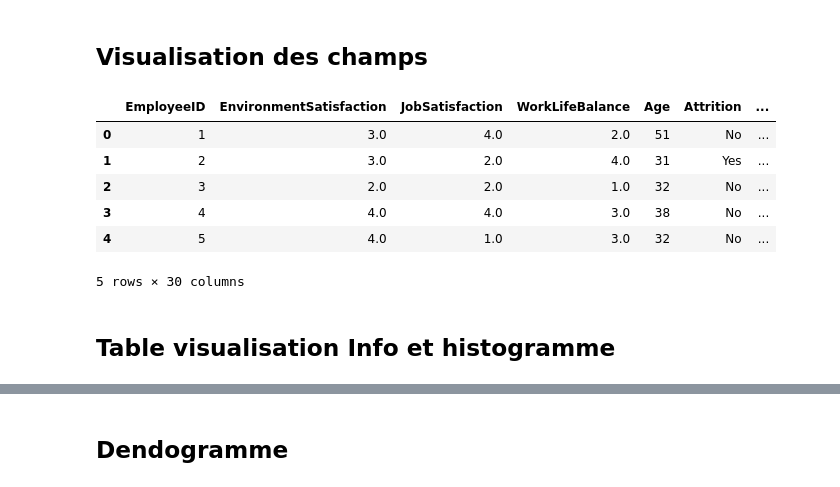
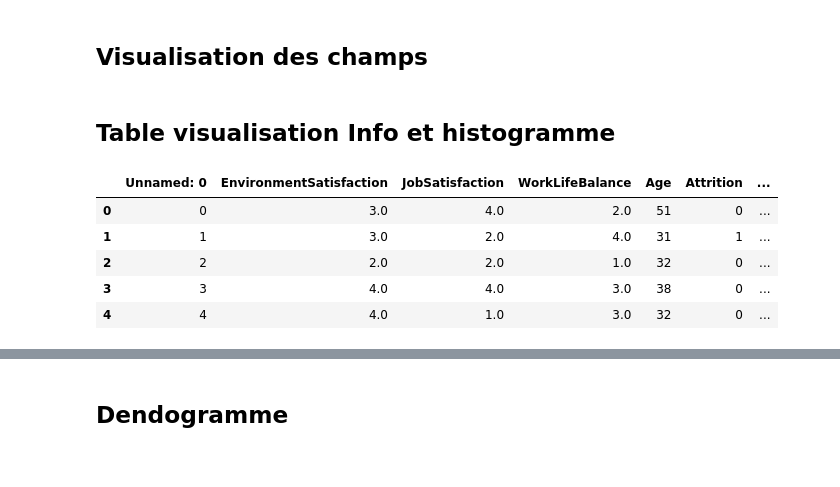
Before and after one commit to Bnder1/Projet-IA, a Jupyter notebook: Projet-IA.ipynb, the cells around one changed output, grey strips where cells are left out. Saved outputs shown, nothing was run; the diff lists cells and outputs as text; code cells hidden in the pictures.

```diff
--- a/Projet-IA.ipynb
+++ b/Projet-IA.ipynb
@@ -167,0 +162,43 @@ memory usage: 1.0+ MB
+# %%
+from sklearn.preprocessing import OrdinalEncoder
+from scipy.cluster.hierarchy import dendrogram, linkage
+from sklearn.cluster import AgglomerativeClustering
+from sklearn.pipeline import Pipeline
+from sklearn.preprocessing import StandardScaler
+from sklearn.compose import ColumnTransformer
+from sklearn.preprocessing import OneHotEncoder
+from sklearn.impute import SimpleImputer
+
+
+DATA_MERGE_PATH = os.path.join("data")
+def DataMerge(data_merge_path=DATA_MERGE_PATH):
+    csv_path = os.path.join(data_merge_path, "DataMerge.csv")
+    return pd.read_csv(csv_path)
+
+X = DataMerge()
+
+
+#remplace gender male=1 / female=0
+X.Gender.replace(to_replace=dict(Male=1, Female=0), inplace=True)
+
+num_pipeline = Pipeline([
+        ('imputer', SimpleImputer(strategy="median")),
+        ('std_scaler', StandardScaler()),
+    ])
+
+X_num = X.select_dtypes(include=[np.number])
+
+num_attribs = list(X_num)
+cat_attribs = ["MaritalStatus", "JobRole", "BusinessTravel", "Department", "EducationField"]
+
+full_pipeline = ColumnTransformer([
+        ("num", num_pipeline, num_attribs),
+        ("cat", OrdinalEncoder(), cat_attribs),
+    ])
+
+X_prepared = full_pipeline.fit_transform(X)
+
+
+#Visualisation
+pd.set_option('display.max_columns', None)
+X_prepared
@@ -168,16 +219,15 @@ memory usage: 1.0+ MB
 # %% [markdown]
 ## Visualisation des champs
-# %%
-workingMerge.head()
-# %% [output]
-|  | EmployeeID | EnvironmentSatisfaction | JobSatisfaction | WorkLifeBalance | Age | Attrition | ... |
-| 0 | 1 | 3.0 | 4.0 | 2.0 | 51 | No | ... |
-| 1 | 2 | 3.0 | 2.0 | 4.0 | 31 | Yes | ... |
-| 2 | 3 | 2.0 | 2.0 | 1.0 | 32 | No | ... |
-| 3 | 4 | 4.0 | 4.0 | 3.0 | 38 | No | ... |
-| 4 | 5 | 4.0 | 1.0 | 3.0 | 32 | No | ... |
-5 rows × 30 columns
 # %% [markdown]
 ## Table visualisation Info et histogramme
+# %%
+X.head()
+# %% [output]
+|  | Unnamed: 0 | EnvironmentSatisfaction | JobSatisfaction | WorkLifeBalance | Age | Attrition | ... |
+| 0 | 0 | 3.0 | 4.0 | 2.0 | 51 | 0 | ... |
+| 1 | 1 | 3.0 | 2.0 | 4.0 | 31 | 1 | ... |
+| 2 | 2 | 2.0 | 2.0 | 1.0 | 32 | 0 | ... |
+| 3 | 3 | 4.0 | 4.0 | 3.0 | 38 | 0 | ... |
+| 4 | 4 | 4.0 | 1.0 | 3.0 | 32 | 0 | ... |
 # %%
 #graph hist
```
Also changed, not shown: parts of 13 cells of this notebook, 3 other files.
